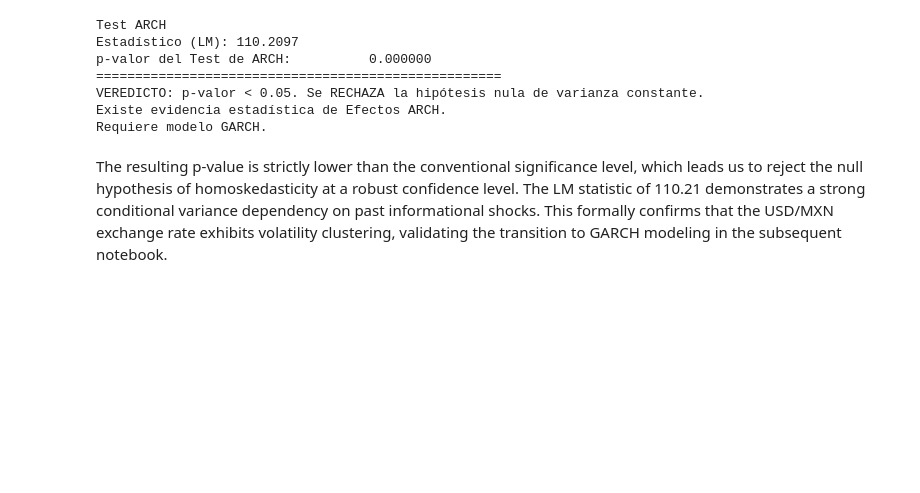
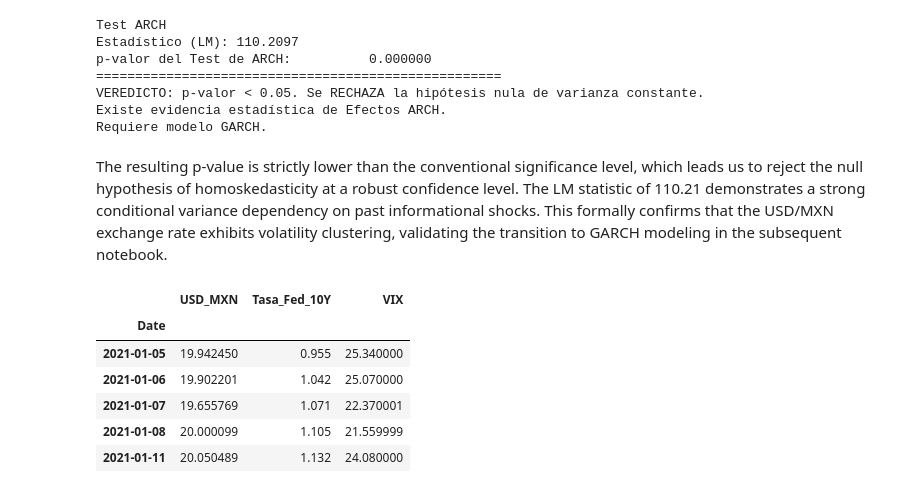
Before and after one commit to mari0ocape1-art/usd-mxn-volatility-switching-ml, a Jupyter notebook: USD_MXN_Macro_Risk_Analysis.ipynb, the cells around one changed output. Drawn from its saved outputs; the diff is of its cells as text; code cells hidden in the pictures; blank space fills up the shorter version.

```diff
--- a/USD_MXN_Macro_Risk_Analysis.ipynb
+++ b/USD_MXN_Macro_Risk_Analysis.ipynb
@@ -840,6 +880,17 @@ Existe evidencia estadística de Efectos ARCH.
 Requiere modelo GARCH.
 # %% [markdown]
 The resulting p-value is strictly lower than the conventional significance level, which leads us to reject the null hypothesis of homoskedasticity at a robust confidence level. The LM statistic of 110.21 demonstrates a strong conditional variance dependency on past informational shocks. This formally confirms that the USD/MXN exchange rate exhibits volatility clustering, validating the transition to GARCH modeling in the subsequent notebook.
+# %%
+df_main_clean_short = df_main_clean.iloc[1:]
+df_main_clean_short.head()
+# %% [output]
+|  | USD_MXN | Tasa_Fed_10Y | VIX |
+| Date |  |  |  |
+| 2021-01-05 | 19.942450 | 0.955 | 25.340000 |
+| 2021-01-06 | 19.902201 | 1.042 | 25.070000 |
+| 2021-01-07 | 19.655769 | 1.071 | 22.370001 |
+| 2021-01-08 | 20.000099 | 1.105 | 21.559999 |
+| 2021-01-11 | 20.050489 | 1.132 | 24.080000 |
 # %%
 # exportando los DataFrames adecuados para trabajar dentro del notebook 2:
 
```
Also changed, not shown: parts of 9 cells of this notebook.
